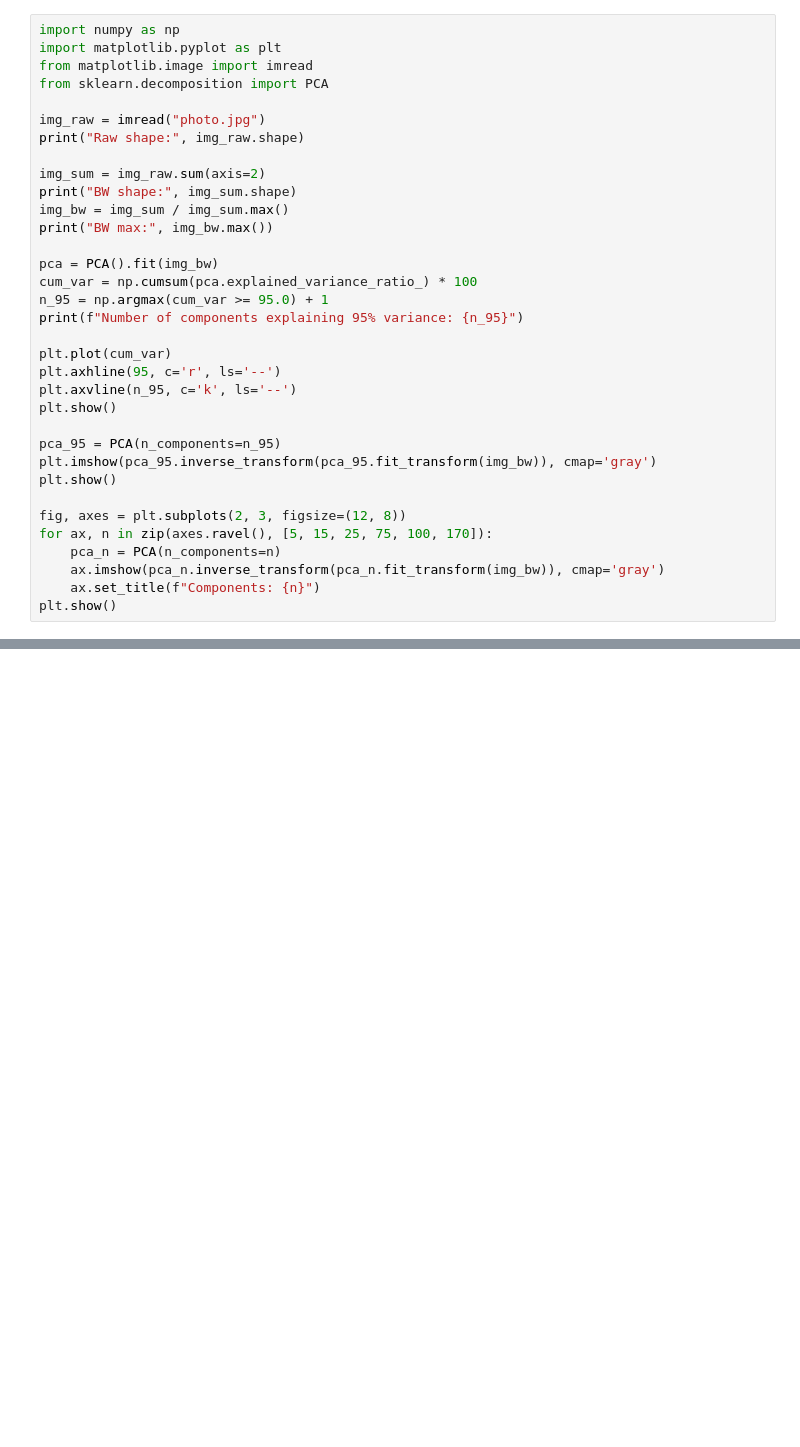
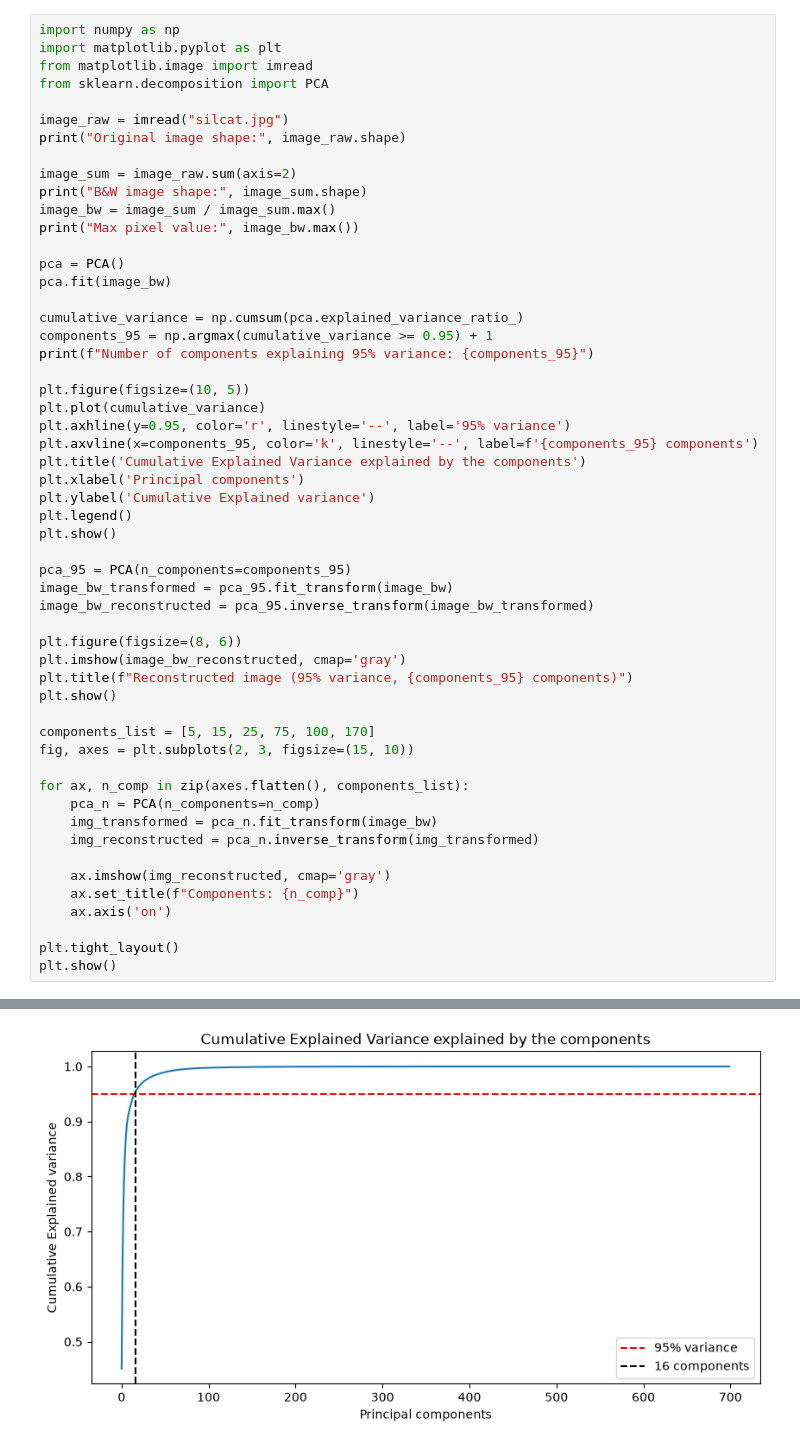
Before and after one commit to nzrdk/Applied-Linear-Algebra, a Jupyter notebook: Untitled.ipynb, the cells around one changed output, grey strips where cells are left out. Drawn from its saved outputs; the diff is of its cells as text; blank space fills up the shorter version.

```diff
--- a/Untitled.ipynb
+++ b/Untitled.ipynb
@@ -20,31 +48,52 @@ import matplotlib.pyplot as plt
 from matplotlib.image import imread
 from sklearn.decomposition import PCA
 
-img_raw = imread("photo.jpg")
-print("Raw shape:", img_raw.shape)
+image_raw = imread("silcat.jpg")
+print("Original image shape:", image_raw.shape)
 
-img_sum = img_raw.sum(axis=2)
-print("BW shape:", img_sum.shape)
-img_bw = img_sum / img_sum.max()
-print("BW max:", img_bw.max())
+image_sum = image_raw.sum(axis=2)
+print("B&W image shape:", image_sum.shape)
+image_bw = image_sum / image_sum.max()
+print("Max pixel value:", image_bw.max())
 
-pca = PCA().fit(img_bw)
-cum_var = np.cumsum(pca.explained_variance_ratio_) * 100
-n_95 = np.argmax(cum_var >= 95.0) + 1
-print(f"Number of components explaining 95% variance: {n_95}")
+pca = PCA()
+pca.fit(image_bw)
 
-plt.plot(cum_var)
-plt.axhline(95, c='r', ls='--')
-plt.axvline(n_95, c='k', ls='--')
+cumulative_variance = np.cumsum(pca.explained_variance_ratio_)
+components_95 = np.argmax(cumulative_variance >= 0.95) + 1
+print(f"Number of components explaining 95% variance: {components_95}")
+
+plt.figure(figsize=(10, 5))
+plt.plot(cumulative_variance)
+plt.axhline(y=0.95, color='r', linestyle='--', label='95% variance')
+plt.axvline(x=components_95, color='k', linestyle='--', label=f'{components_95} components')
+plt.title('Cumulative Explained Variance explained by the components')
+plt.xlabel('Principal components')
+plt.ylabel('Cumulative Explained variance')
+plt.legend()
 plt.show()
 
-pca_95 = PCA(n_components=n_95)
-plt.imshow(pca_95.inverse_transform(pca_95.fit_transform(img_bw)), cmap='gray')
+pca_95 = PCA(n_components=components_95)
+image_bw_transformed = pca_95.fit_transform(image_bw)
+image_bw_reconstructed = pca_95.inverse_transform(image_bw_transformed)
+
+plt.figure(figsize=(8, 6))
+plt.imshow(image_bw_reconstructed, cmap='gray')
+plt.title(f"Reconstructed image (95% variance, {components_95} components)")
 plt.show()
 
-fig, axes = plt.subplots(2, 3, figsize=(12, 8))
-for ax, n in zip(axes.ravel(), [5, 15, 25, 75, 100, 170]):
-    pca_n = PCA(n_components=n)
-    ax.imshow(pca_n.inverse_transform(pca_n.fit_transform(img_bw)), cmap='gray')
-    ax.set_title(f"Components: {n}")
+components_list = [5, 15, 25, 75, 100, 170]
+fig, axes = plt.subplots(2, 3, figsize=(15, 10))
+
+for ax, n_comp in zip(axes.flatten(), components_list):
+    pca_n = PCA(n_components=n_comp)
+    img_transformed = pca_n.fit_transform(image_bw)
+    img_reconstructed = pca_n.inverse_transform(img_transformed)
+
+    ax.imshow(img_reconstructed, cmap='gray')
+    ax.set_title(f"Components: {n_comp}")
+    ax.axis('on')
+
+plt.tight_layout()
 plt.show()
+# %% [output]
@@ -50,0 +104 @@ plt.show()
+[figure, added]
```
Also changed, not shown: parts of 3 cells of this notebook, 3 other files.
